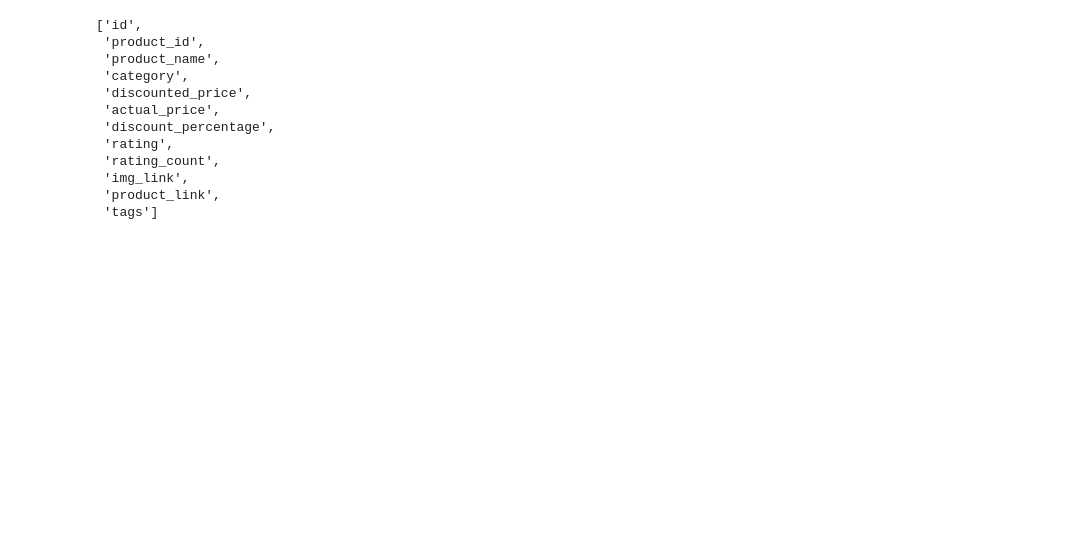
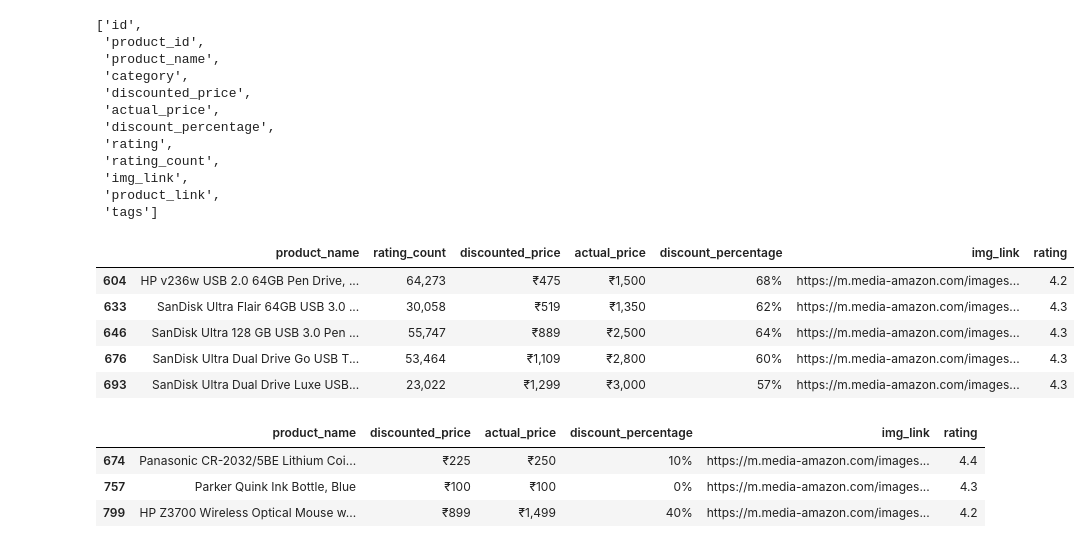
Before and after one commit to Gurkirat164/Product-recomendation-system, a Jupyter notebook: system.ipynb, the cells around one changed output. Cells and saved outputs as stored; diff of their text form; code cells hidden in the pictures; blank space fills up the shorter version.

```diff
--- a/system.ipynb
+++ b/system.ipynb
@@ -304,0 +318,16 @@ column_names
+# %%
+content_based_recommendations(train_data, "HP v236w USB 2.0 64GB Pen Drive, Metal", 5)
+# %% [output]
+|  | product_name | rating_count | discounted_price | actual_price | discount_percentage | img_link | rating |
+| 604 | HP v236w USB 2.0 64GB Pen Drive, ... | 64,273 | ₹475 | ₹1,500 | 68% | https://m.media-amazon.com/images... | 4.2 |
+| 633 | SanDisk Ultra Flair 64GB USB 3.0 ... | 30,058 | ₹519 | ₹1,350 | 62% | https://m.media-amazon.com/images... | 4.3 |
+| 646 | SanDisk Ultra 128 GB USB 3.0 Pen ... | 55,747 | ₹889 | ₹2,500 | 64% | https://m.media-amazon.com/images... | 4.3 |
+| 676 | SanDisk Ultra Dual Drive Go USB T... | 53,464 | ₹1,109 | ₹2,800 | 60% | https://m.media-amazon.com/images... | 4.3 |
+| 693 | SanDisk Ultra Dual Drive Luxe USB... | 23,022 | ₹1,299 | ₹3,000 | 57% | https://m.media-amazon.com/images... | 4.3 |
+# %%
+collaborative_filtering_recommendations(train_data, 10 , 2)
+# %% [output]
+|  | product_name | discounted_price | actual_price | discount_percentage | img_link | rating |
+| 674 | Panasonic CR-2032/5BE Lithium Coi... | ₹225 | ₹250 | 10% | https://m.media-amazon.com/images... | 4.4 |
+| 757 | Parker Quink Ink Bottle, Blue | ₹100 | ₹100 | 0% | https://m.media-amazon.com/images... | 4.3 |
+| 799 | HP Z3700 Wireless Optical Mouse w... | ₹899 | ₹1,499 | 40% | https://m.media-amazon.com/images... | 4.2 |
```
Also changed, not shown: parts of 3 cells of this notebook.
